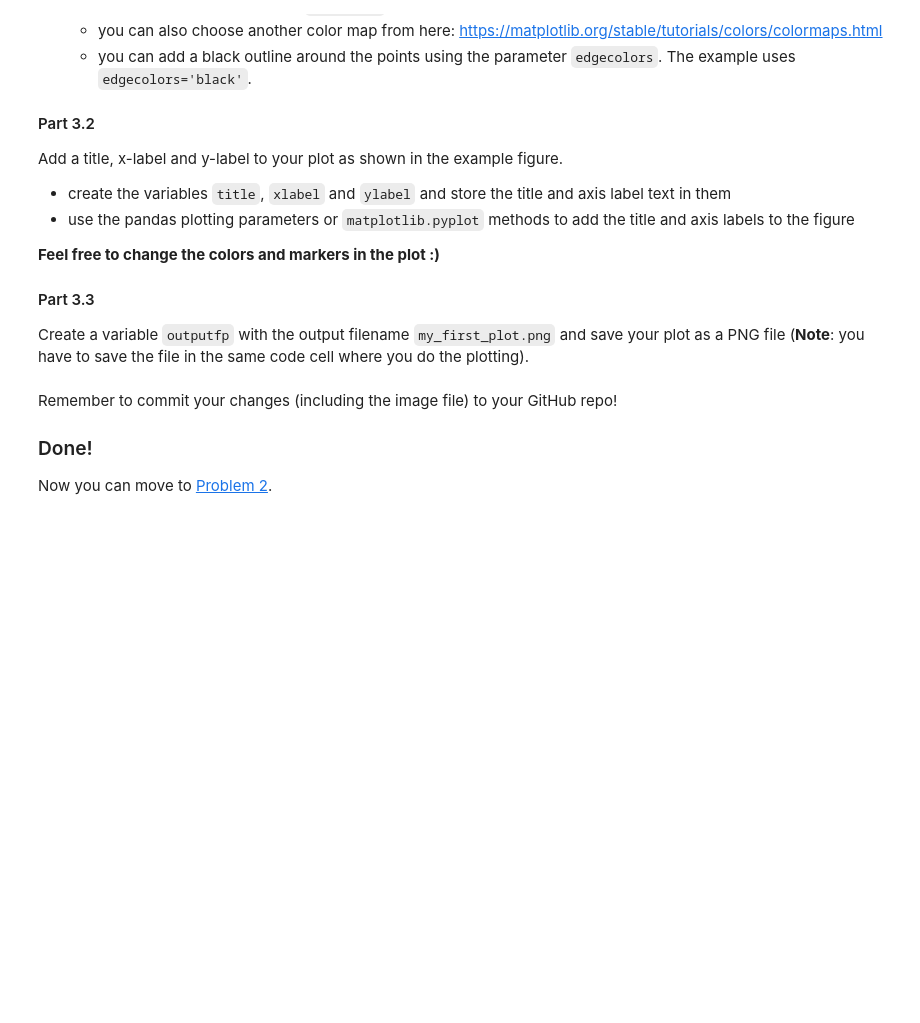
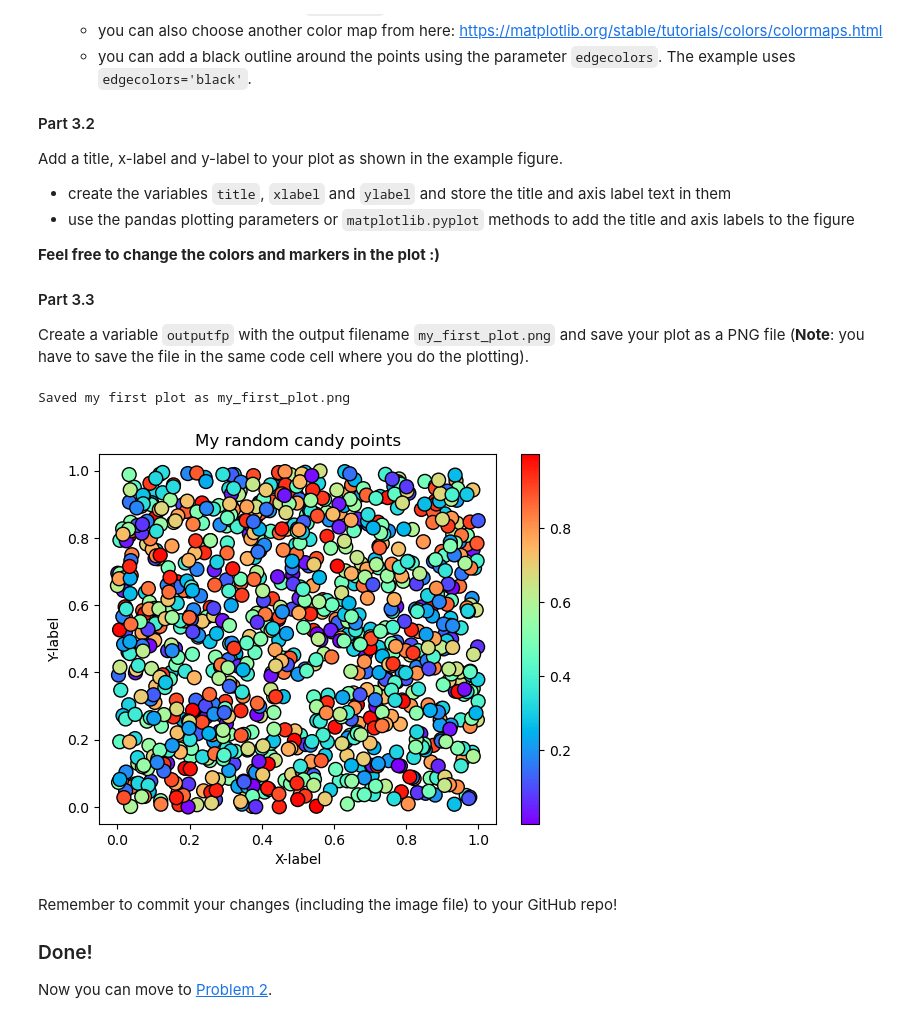
Before and after one commit to lukasrhoades/GEOG-329-Helsinki, a Jupyter notebook: Exercise-7/Exercise-7-problem-1.ipynb, the cells around one changed output. Drawn from its saved outputs; the diff is of its cells as text; code cells hidden in the pictures; blank space fills up the shorter version.

```diff
--- a/Exercise-7/Exercise-7-problem-1.ipynb
+++ b/Exercise-7/Exercise-7-problem-1.ipynb
@@ -43,7 +43,7 @@ import numpy as np
 import pandas as pd
 
 # YOUR CODE HERE
-raise NotImplementedError()
+data = pd.DataFrame({"x": np.random.rand(1000), "y": np.random.rand(1000)})
 # %%
 # Check your random values
 print(data.head())
@@ -58,7 +65,7 @@ Create a variable `colors` in which you should store 1000 random values for the
 The variable `colors` should be an array of random numbers, not a DataFrame column.
 # %%
 # YOUR CODE HERE
-raise NotImplementedError()
+colors = np.random.rand(1000)
 # %%
 # This test print should print out 10 first numbers in the variable colors
 print(colors[0:10])
@@ -95,22 +105,39 @@ Add a title, x-label and y-label to your plot as shown in the example figure.
 
 Create a variable `outputfp` with the output filename `my_first_plot.png` and save your plot as a PNG file (**Note**: you have to save the file in the same code cell where you do the plotting).
 # %%
+import matplotlib.pyplot as plt
+
 # Plot the scatter plot
 # YOUR CODE HERE
-raise NotImplementedError()
+ax = data.plot(
+    x="x",
+    y="y",
+    kind="scatter",
+    s=100,
+    c=colors,
+    colormap="rainbow",
+    edgecolors="black",
+)
 
 # Add labels and title (if not done above when creating the plot)
-# YOUR CODE HERE
-raise NotImplementedError()
+title = "My random candy points"
+xlabel = "X-label"
+ylabel = "Y-label"
+ax.set_title(title)
+ax.set_xlabel(xlabel)
+ax.set_ylabel(ylabel)
 
 # Save the plot as a png file:
-outputfp = None
 
 # YOUR CODE HERE
-raise NotImplementedError()
+outputfp = "my_first_plot.png"
+plt.savefig("my_first_plot.png")
 
 # This test print statement should print the output filename of your figure
 print(f"Saved my first plot as {outputfp}")
+# %% [output]
+Saved my first plot as my_first_plot.png
+[figure, added]
 # %%
 # Check that the file exists (you can also open the file to check that everything looks ok!)
 import os
```
Also changed, not shown: parts of 4 cells of this notebook, 1 other file.
